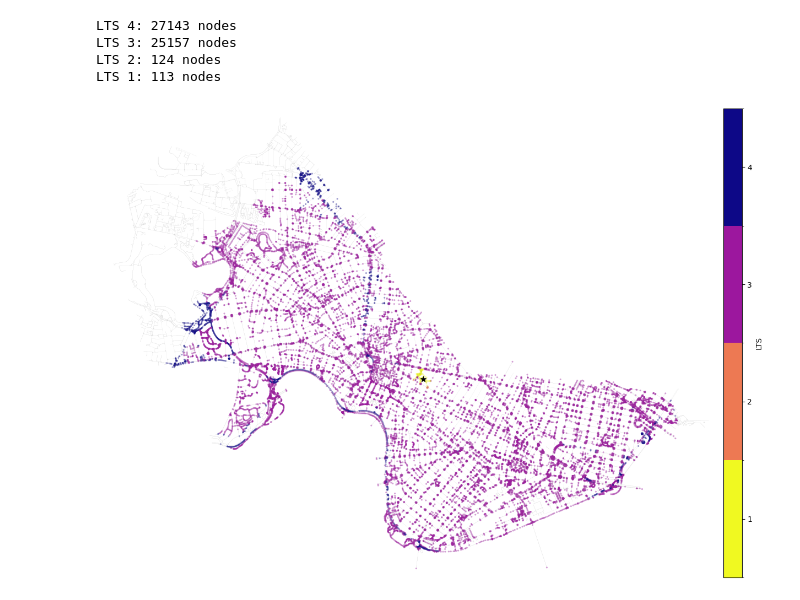
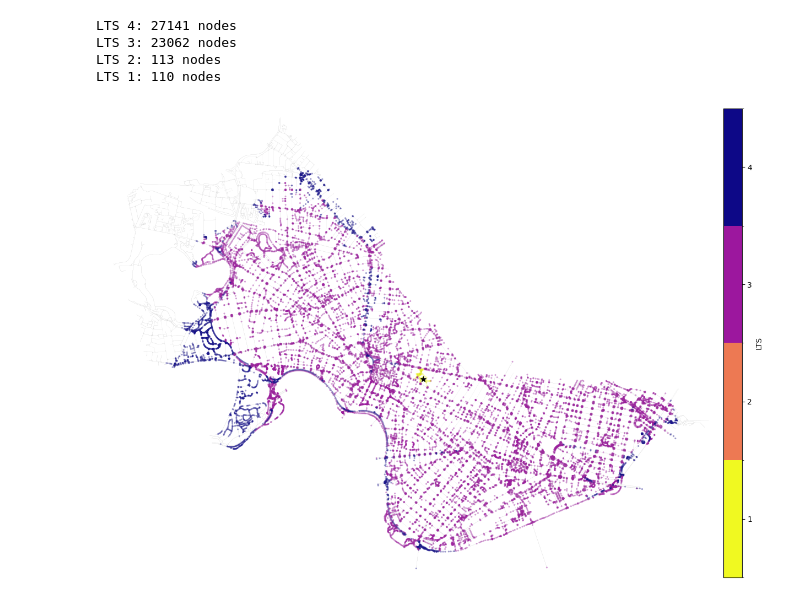
Before and after one commit to BostonCyclistsUnion/StressMap, a Jupyter notebook: isochrone_notepad.ipynb, the cells around one changed output. Drawn from its saved outputs; the diff is of its cells as text; code cells hidden in the pictures.

```diff
--- a/isochrone_notepad.ipynb
+++ b/isochrone_notepad.ipynb
@@ -83,19 +54,19 @@ G1b, G2b, G3b, G4b = edge_travel_times(travel_speed, G1b, G2b, G3b, G4b)
 # %%
 trip_time = 15 # minutes
 
 # point to start isochrone plot from
 y = 42.373696
 x = -71.110564
 
 point, nodeID = nearest_node(x, y, G1)
 
-node_colors = point_isochrone(nodeID, trip_time, G1b, G2b, G3b, G4b)
+node_colors, node_count = point_isochrone(nodeID, trip_time, G1b, G2b, G3b, G4b)
 
 point_isochrone_plot(city, point, node_colors, trip_time, G4b)
 # %% [output]
-LTS 4: 27143 nodes
-LTS 3: 25157 nodes
-LTS 2: 124 nodes
-LTS 1: 113 nodes
+LTS 4: 27141 nodes
+LTS 3: 23062 nodes
+LTS 2: 113 nodes
+LTS 1: 110 nodes
-[figure, old version]
+[figure, new version]
 # %%
```
Also changed, not shown: parts of 13 cells of this notebook, 2 other files.
